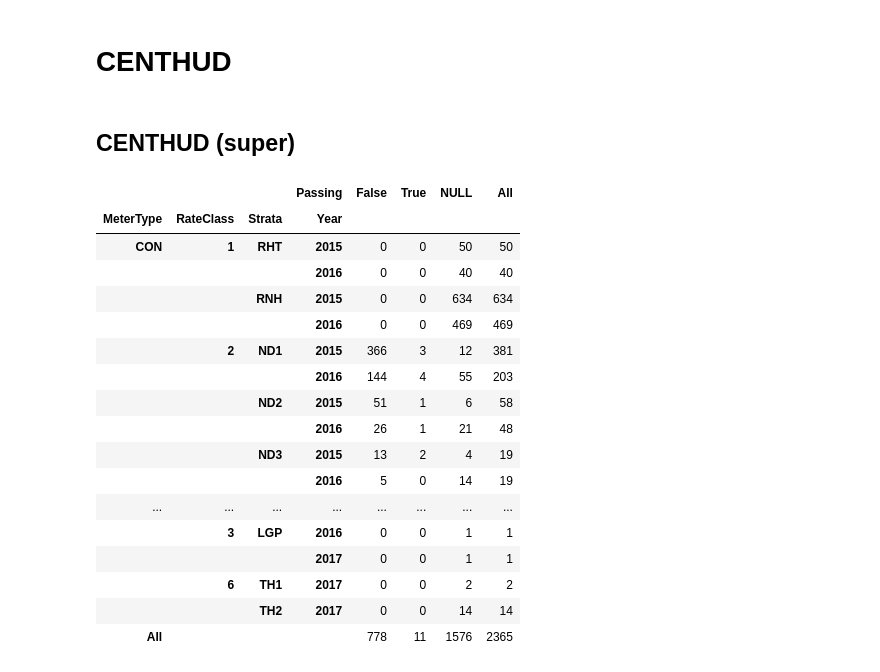
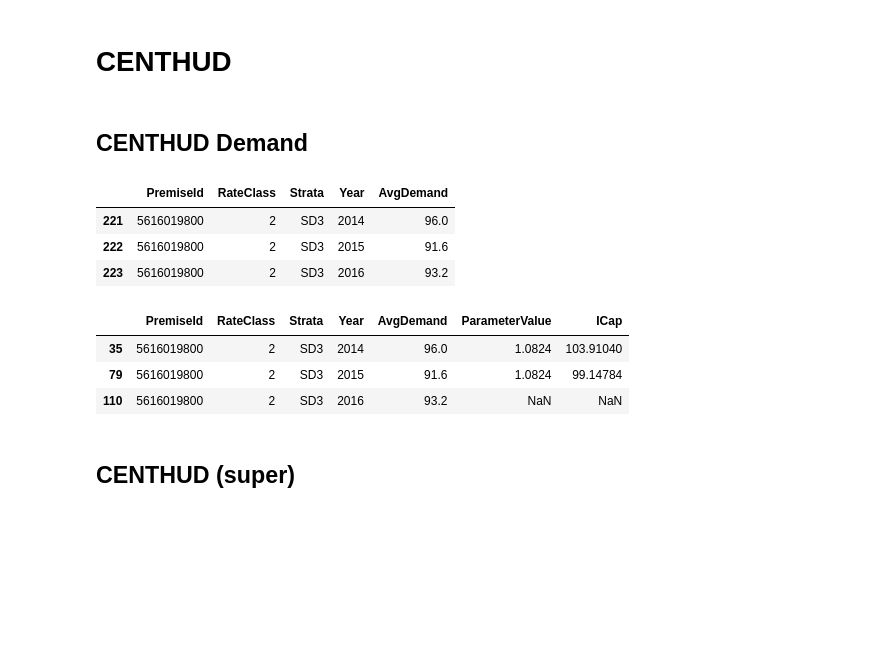
Before and after one commit to mileshill/jeapi, a Jupyter notebook: CENTHUD.ipynb, the cells around one changed output. Saved outputs shown, nothing was run; the diff lists cells and outputs as text; code cells hidden in the pictures; blank space fills up the shorter version.

```diff
--- a/CENTHUD.ipynb
+++ b/CENTHUD.ipynb
@@ -12,6 +12,58 @@ from icap.database.icapdatabase import ICapDatabase
 # %%
 fp = 'icap/database/icapdatabase.json'
 conn = ICapDatabase(fp).connect()
+# %% [markdown]
+## CENTHUD Demand
+# %%
+record_query = """select distinct
+	RTrim(p.PremiseId) as PremiseId,
+	RTrim(p.RateClass) as RateClass,
+    RTrim(p.Strata) as Strata,
+	Year(m.EndDate) as Year,
+	Avg(m.Demand) as AvgDemand
+from [Premise] p
+inner join [MonthlyUsage] m
+	on m.PremiseId = p.PremiseId
+where
+	p.UtilityId = 'CENTHUD' and
+	Month(m.EndDate) in (6, 7, 8) and
+	m.Demand is not NULL
+group by
+	p.PremiseId, p.RateClass, p.Strata,
+	Year(m.EndDate)"""
+
+dmd_rec = pd.read_sql(record_query, conn)
+# %%
+dmd_rec[dmd_rec['PremiseId'] == '5616019800']
+# %% [output]
+|  | PremiseId | RateClass | Strata | Year | AvgDemand |
+| 221 | 5616019800 | 2 | SD3 | 2014 | 96.0 |
+| 222 | 5616019800 | 2 | SD3 | 2015 | 91.6 |
+| 223 | 5616019800 | 2 | SD3 | 2016 | 93.2 |
+# %%
+load_profile_query = """select distinct
+        RTrim(Strata) as Strata,
+        Year(StartDate) - 1 as Year,
+        ParameterValue
+    from [UtilityParameterValue] upv
+    where
+        UtilityId = 'CENTHUD' and
+        ParameterId like '%Weat%'"""
+
+utility = pd.read_sql(load_profile_query, conn)
+# %%
+tmp = pd.merge(dmd_rec, utility,
+         how='outer',
+         on=['Year', 'Strata'])
+# %%
+tmp['ICap'] = tmp['AvgDemand'] * tmp['ParameterValue']
+# %%
+tmp[tmp['PremiseId'] == '5616019800']
+# %% [output]
+|  | PremiseId | RateClass | Strata | Year | AvgDemand | ParameterValue | ICap |
+| 35 | 5616019800 | 2 | SD3 | 2014 | 96.0 | 1.0824 | 103.91040 |
+| 79 | 5616019800 | 2 | SD3 | 2015 | 91.6 | 1.0824 | 99.14784 |
+| 110 | 5616019800 | 2 | SD3 | 2016 | 93.2 | NaN | NaN |
 # %% [markdown]
 ## CENTHUD (super)
 # %%
@@ -19,25 +71,3 @@ from icap.centhud.centhud import CENTHUD
 from icap.centhud.centhud import CENTHUDRecipe
 # %%
 c = CENTHUDRecipe(conn, Results).run_all()
-# %%
-# c.write_comparison_to_csv()
-c.analyze_comparison()
-# %% [output]
-|  |  |  | Passing | False | True | NULL | All |
-| MeterType | RateClass | Strata | Year |  |  |  |  |
-| CON | 1 | RHT | 2015 | 0 | 0 | 50 | 50 |
-|  |  |  | 2016 | 0 | 0 | 40 | 40 |
-|  |  | RNH | 2015 | 0 | 0 | 634 | 634 |
-|  |  |  | 2016 | 0 | 0 | 469 | 469 |
-|  | 2 | ND1 | 2015 | 366 | 3 | 12 | 381 |
-|  |  |  | 2016 | 144 | 4 | 55 | 203 |
-|  |  | ND2 | 2015 | 51 | 1 | 6 | 58 |
-|  |  |  | 2016 | 26 | 1 | 21 | 48 |
-|  |  | ND3 | 2015 | 13 | 2 | 4 | 19 |
-|  |  |  | 2016 | 5 | 0 | 14 | 19 |
-| ... | ... | ... | ... | ... | ... | ... | ... |
-|  | 3 | LGP | 2016 | 0 | 0 | 1 | 1 |
-|  |  |  | 2017 | 0 | 0 | 1 | 1 |
-|  | 6 | TH1 | 2017 | 0 | 0 | 2 | 2 |
-|  |  | TH2 | 2017 | 0 | 0 | 14 | 14 |
-| All |  |  |  | 778 | 11 | 1576 | 2365 |
```
Also changed, not shown: parts of 16 cells of this notebook, 9 other files.
